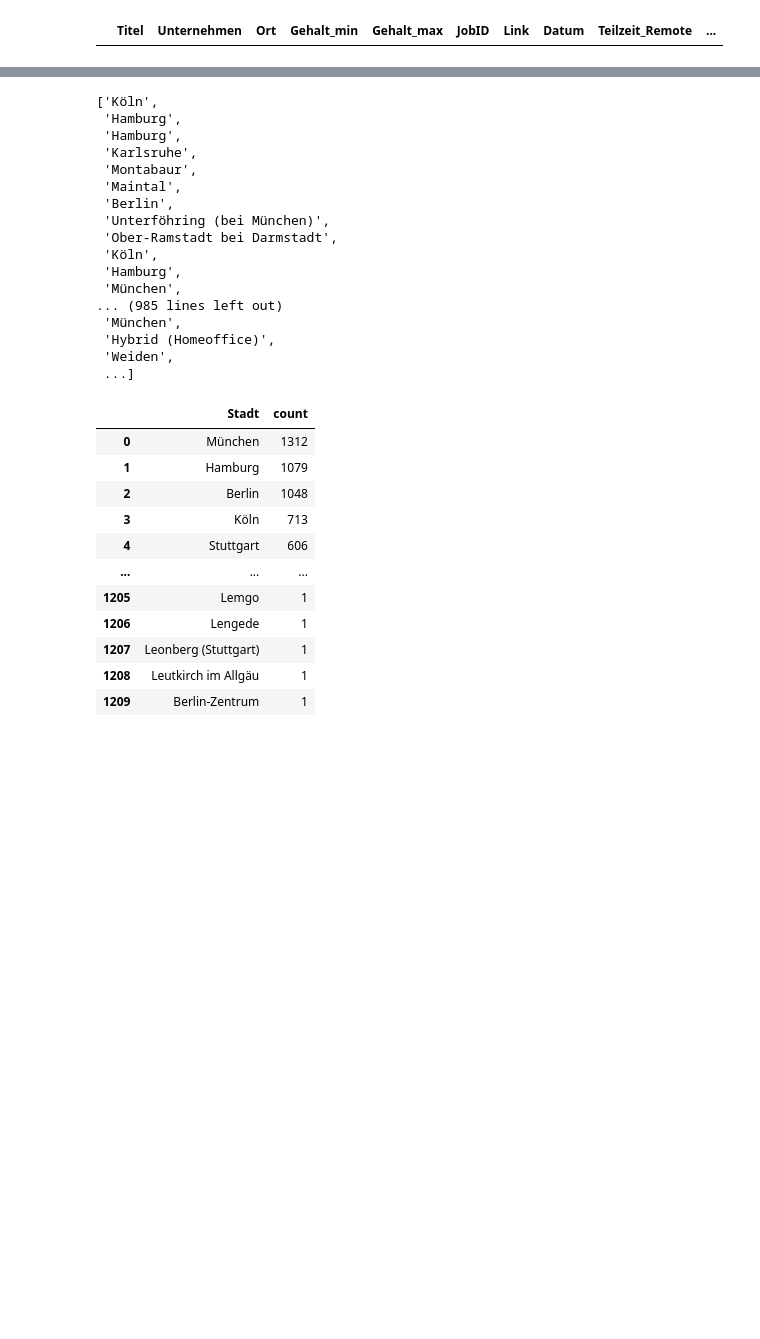
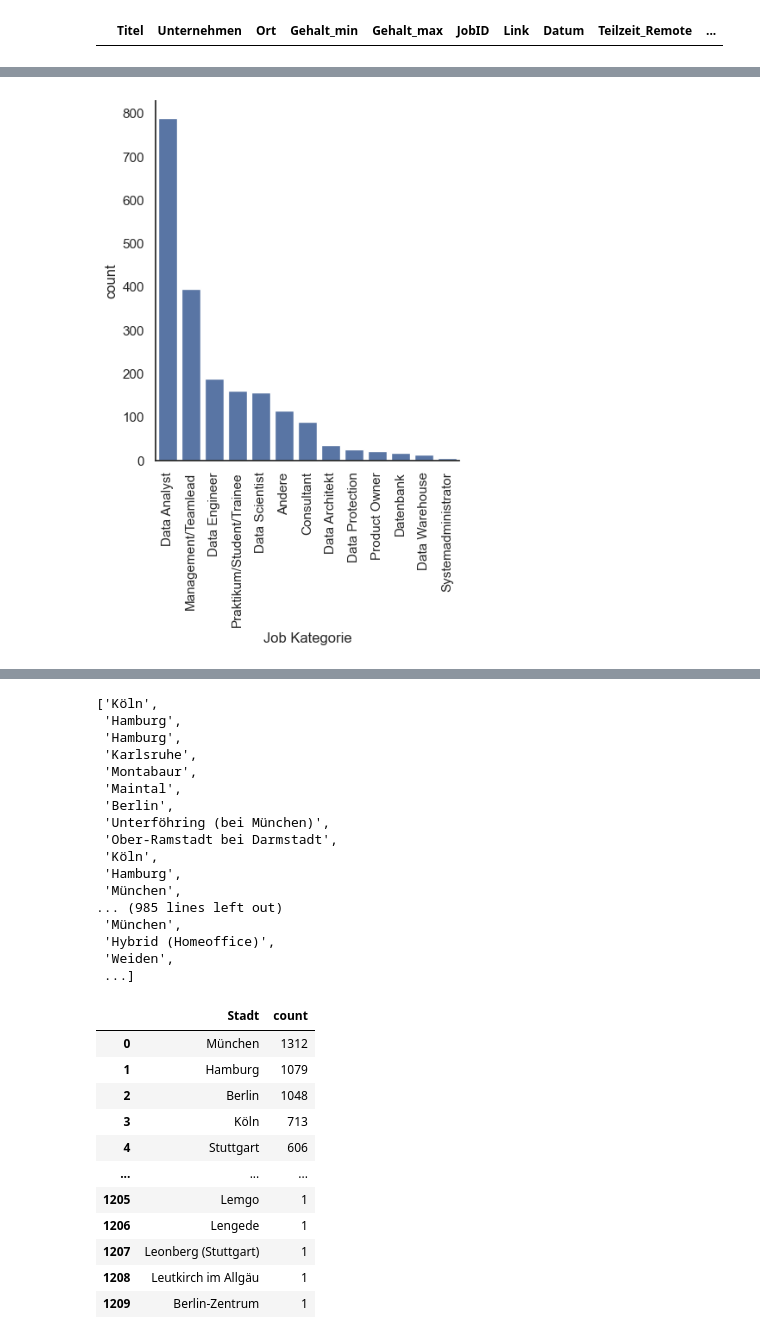
Before and after one commit to tim-hilde/Data-Science-Jobs, a Jupyter notebook: analysis.ipynb, the cells around one changed output, grey strips where cells are left out. Cells and saved outputs as stored; diff of their text form; code cells hidden in the pictures; blank space fills up the shorter version.

```diff
--- a/analysis.ipynb
+++ b/analysis.ipynb
@@ -177,0 +110,10 @@ def role(title):
+# %%
+# Zeitumfang und Remote Spalten erstellen
+print(jobs_relevant["Teilzeit_Remote"].unique())
+verfügbar = jobs_relevant[~jobs_relevant["Teilzeit_Remote"].isin(["Stellenanzeige nicht mehr verfügbar", "-", "Nicht stepstone"])]
+jobs_relevant.loc[:,"Vollzeit"] = verfügbar["Teilzeit_Remote"].apply(lambda x: "Vollzeit" in x)
+jobs_relevant.loc[:,"Teilzeit"] = verfügbar["Teilzeit_Remote"].apply(lambda x: "Teilzeit" in x)
+jobs_relevant.loc[:,"Zeit flexibel"] = jobs_relevant["Vollzeit"] & jobs_relevant["Teilzeit"]
+jobs_relevant.loc[:,"Remote"] = verfügbar["Teilzeit_Remote"].apply(lambda x: "Home Office möglich" in x)
+
+jobs_relevant[["Vollzeit", "Teilzeit", "Zeit flexibel", "Remote"]].info()
@@ -177,0 +156,26 @@ def role(title):
+# %%
+# Erstelle Job Kategorien
+data_science_roles = {"Management/Teamlead":["manag", "teamlead", "team lead", "head of", "teamleit"],
+					"Praktikum/Student/Trainee": ["praktik", "student", "trainee", "studium"],
+					"Product Owner": ["product owner"],
+					"Consultant": ["consult"],
+					"Data Scientist": ["scien", "wissenschaft"],
+					"Data Engineer": ["engineer"],
+					"Data Analyst": ["analy"],
+					"Data Architekt": ["archite"],
+					"Data Warehouse": ["warehouse"],
+					"Systemadministrator": ["systemadmin", "system admin"],
+					"Datenbank": ["datenbank", "database"],
+					"Data Protection": ["protection", "privacy", "datenschutz", "security"]}
+
+def role(title):
+	for role, keywords in data_science_roles.items():
+		for word in keywords:
+			if word in title.lower():
+				return role
+	return "Andere"
+
+jobs_relevant.loc[:, "Job Kategorie"] = jobs_relevant["Titel"].apply(role)
+non_classified_jobs = jobs_relevant[jobs_relevant["Job Kategorie"] == "Andere"]
+
+jobs_relevant["Job Kategorie"].value_counts()
@@ -177,0 +203,11 @@ def role(title):
+# %%
+import seaborn as sns
+
+# Job Kategorien
+g = sns.catplot(data=jobs_relevant, x="Job Kategorie", kind="count", order = jobs_relevant["Job Kategorie"].value_counts().index)
+plt.xticks(rotation=90)
+
+h = sns.catplot
+plt.show()
+# %% [output]
+[figure, added]
```
Also changed, not shown: parts of 21 cells of this notebook.
